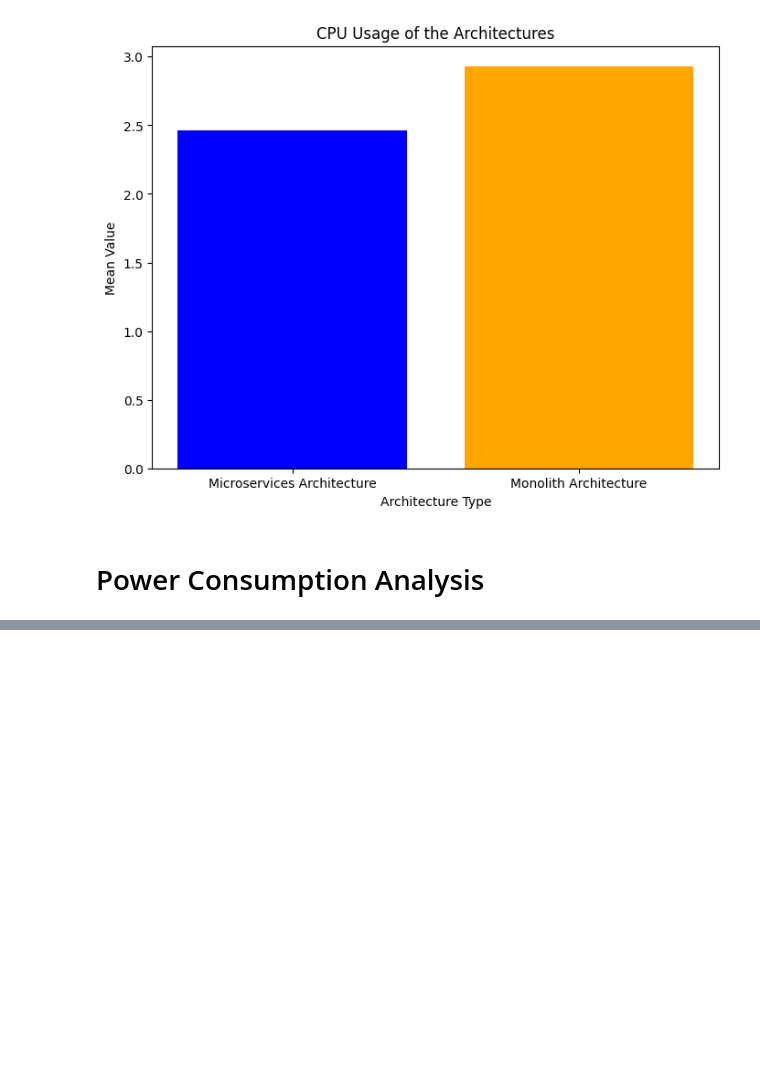
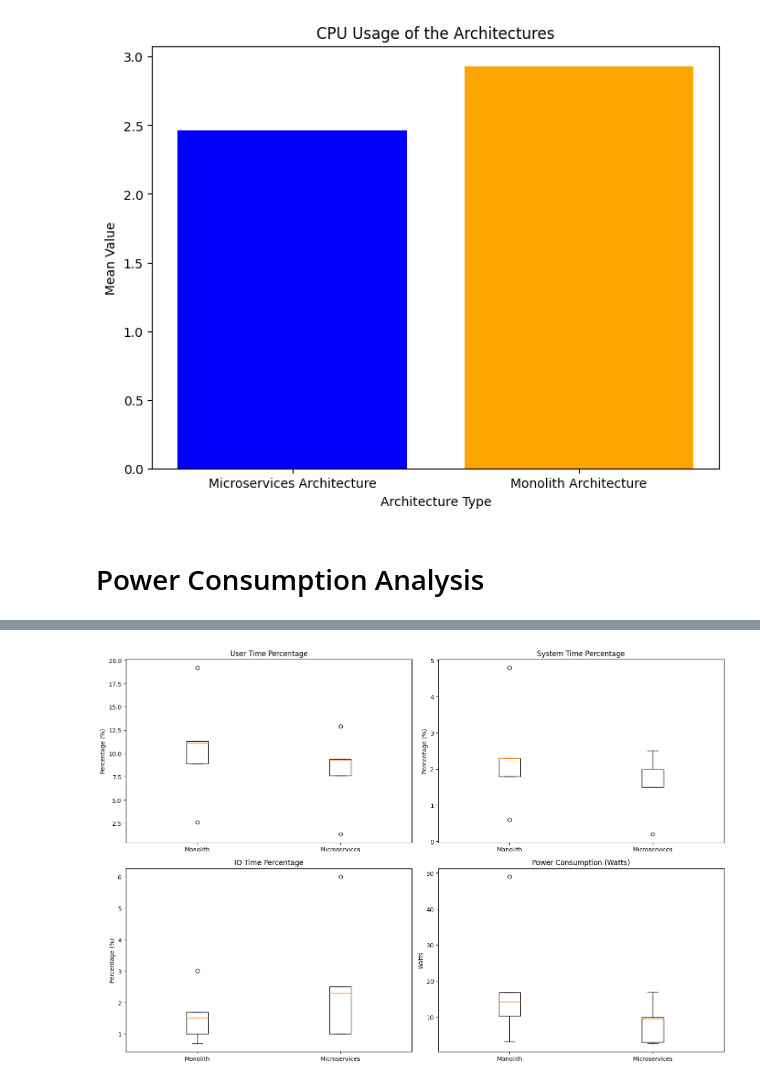
Before and after one commit to turaneminli/icte, a Jupyter notebook: ICTE_Experiments.ipynb, the cells around one changed output, grey strips where cells are left out. Saved outputs shown, nothing was run; the diff lists cells and outputs as text; code cells hidden in the pictures; blank space fills up the shorter version.

```diff
--- a/ICTE_Experiments.ipynb
+++ b/ICTE_Experiments.ipynb
@@ -136,0 +150,23 @@ ANOVA TEST:
+# %%
+fig, axes = plt.subplots(nrows=2, ncols=2, figsize=(15, 10))
+
+axes[0, 0].boxplot([df['Monolith User'], df['Microservices User']], labels=['Monolith', 'Microservices'])
+axes[0, 0].set_title("User Time Percentage")
+axes[0, 0].set_ylabel("Percentage (%)")
+
+axes[0, 1].boxplot([df['Monolith Sys'], df['Microservices Sys']], labels=['Monolith', 'Microservices'])
+axes[0, 1].set_title("System Time Percentage")
+axes[0, 1].set_ylabel("Percentage (%)")
+
+axes[1, 0].boxplot([df['Monolith IO'], df['Microservices IO']], labels=['Monolith', 'Microservices'])
+axes[1, 0].set_title("IO Time Percentage")
+axes[1, 0].set_ylabel("Percentage (%)")
+
+axes[1, 1].boxplot([df['Monolith Watts'], df['Microservices Watts']], labels=['Monolith', 'Microservices'])
+axes[1, 1].set_title("Power Consumption (Watts)")
+axes[1, 1].set_ylabel("Watts")
+
+plt.tight_layout()
+plt.show()
+# %% [output]
+[figure, added]
```
Also changed, not shown: parts of 7 cells of this notebook.
